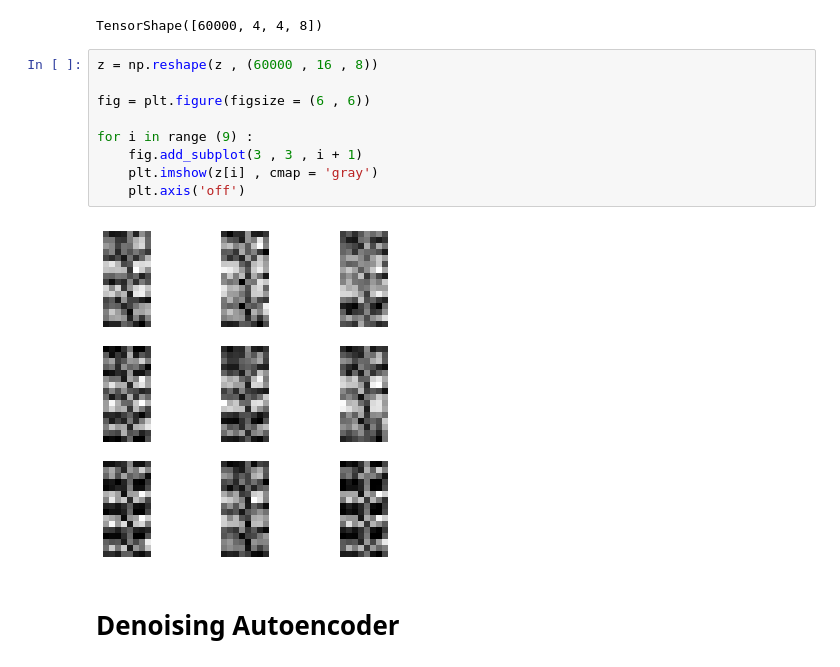
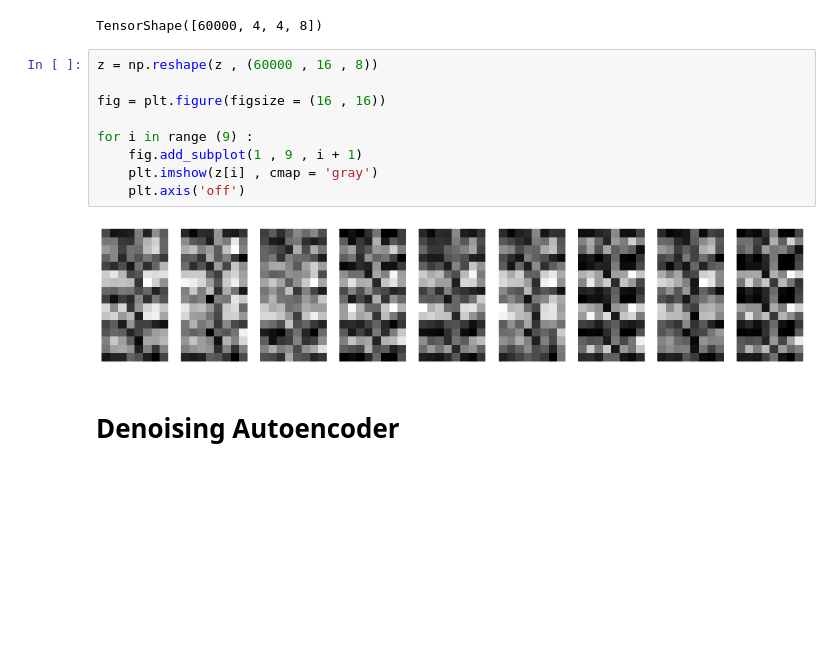
Before and after one commit to xHexlabx/AI-models, a Jupyter notebook: Auto Encoder/Basic_AutoEncoder.ipynb, the cells around one changed output. Cells and saved outputs as stored; diff of their text form; blank space fills up the shorter version.

```diff
--- a/Auto Encoder/Basic_AutoEncoder.ipynb
+++ b/Auto Encoder/Basic_AutoEncoder.ipynb
@@ -273,14 +273,14 @@ TensorShape([60000, 4, 4, 8])
 # %%
 z = np.reshape(z , (60000 , 16 , 8))
 
-fig = plt.figure(figsize = (6 , 6))
+fig = plt.figure(figsize = (16 , 16))
 
 for i in range (9) :
-    fig.add_subplot(3 , 3 , i + 1)
+    fig.add_subplot(1 , 9 , i + 1)
     plt.imshow(z[i] , cmap = 'gray')
     plt.axis('off')
 # %% [output]
-[figure, old version]
+[figure, new version]
 # %% [markdown]
 # Denoising Autoencoder
 # %%
```
